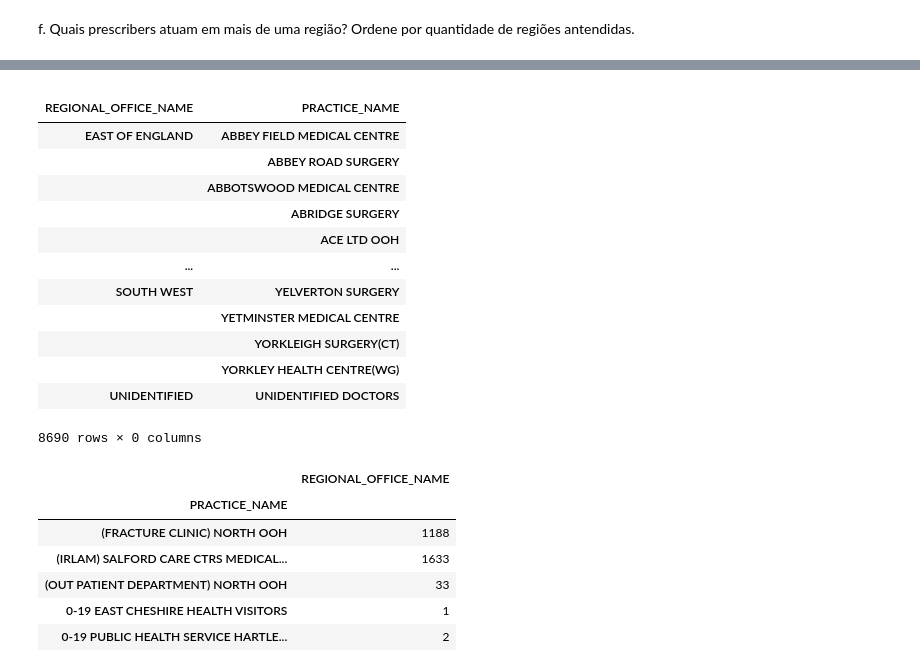
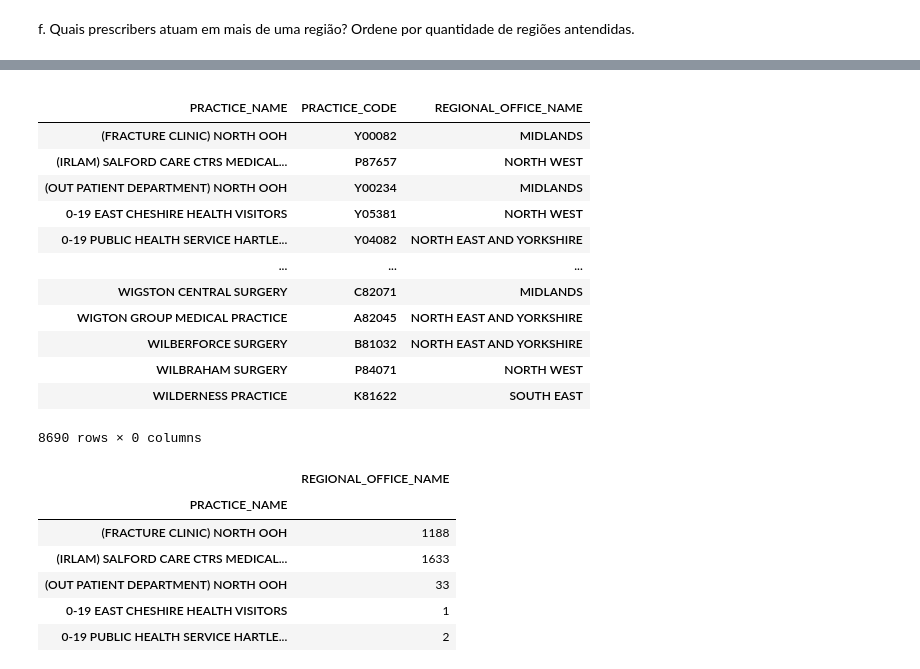
Before and after one commit to fullstackwd/Data_engineer, a Jupyter notebook: Data_engineer/data_engineer_part3.ipynb, the cells around one changed output, grey strips where cells are left out. Cells and saved outputs as stored; diff of their text form; code cells hidden in the pictures.

```diff
--- a/Data_engineer/data_engineer_part3.ipynb
+++ b/Data_engineer/data_engineer_part3.ipynb
@@ -319,7 +319,7 @@ print(df_prescriptions.groupby('BNF_DESCRIPTION').BNF_DESCRIPTION.count().sum(),
 # %% [markdown]
 f.	Quais prescribers atuam em mais de uma região? Ordene por quantidade de regiões antendidas.
 # %%
-df_region = df[['PRACTICE_NAME','REGIONAL_OFFICE_NAME']]
+df_region = df[['PRACTICE_NAME','PRACTICE_CODE','REGIONAL_OFFICE_NAME']]
 # %%
 df_region
 # %% [output]
@@ -389,19 +387,19 @@ df_region.groupby(['PRACTICE_NAME','REGIONAL_OFFICE_NAME']).sum().head(8690)
 8690 rows × 0 columns
 # %%
-df_region.groupby(['REGIONAL_OFFICE_NAME','PRACTICE_NAME']).count().head(8690)
+df_region.groupby(['PRACTICE_NAME','PRACTICE_CODE','REGIONAL_OFFICE_NAME']).count().head(8690)
 # %% [output]
-|  |  |
-| REGIONAL_OFFICE_NAME | PRACTICE_NAME |
-| EAST OF ENGLAND | ABBEY FIELD MEDICAL CENTRE |
-|  | ABBEY ROAD SURGERY |
-|  | ABBOTSWOOD MEDICAL CENTRE |
-|  | ABRIDGE SURGERY |
-|  | ACE LTD OOH |
-| ... | ... |
-| SOUTH WEST | YELVERTON SURGERY |
-|  | YETMINSTER MEDICAL CENTRE |
-|  | YORKLEIGH SURGERY(CT) |
-|  | YORKLEY HEALTH CENTRE(WG) |
-| UNIDENTIFIED | UNIDENTIFIED DOCTORS |
+|  |  |  |
+| PRACTICE_NAME | PRACTICE_CODE | REGIONAL_OFFICE_NAME |
+| (FRACTURE CLINIC) NORTH OOH | Y00082 | MIDLANDS |
+| (IRLAM) SALFORD CARE CTRS MEDICAL... | P87657 | NORTH WEST |
+| (OUT PATIENT DEPARTMENT) NORTH OOH | Y00234 | MIDLANDS |
+| 0-19 EAST CHESHIRE HEALTH VISITORS | Y05381 | NORTH WEST |
+| 0-19 PUBLIC HEALTH SERVICE HARTLE... | Y04082 | NORTH EAST AND YORKSHIRE |
+| ... | ... | ... |
+| WIGSTON CENTRAL SURGERY | C82071 | MIDLANDS |
+| WIGTON GROUP MEDICAL PRACTICE | A82045 | NORTH EAST AND YORKSHIRE |
+| WILBERFORCE SURGERY | B81032 | NORTH EAST AND YORKSHIRE |
+| WILBRAHAM SURGERY | P84071 | NORTH WEST |
+| WILDERNESS PRACTICE | K81622 | SOUTH EAST |
 8690 rows × 0 columns
 # %%
```
Also changed, not shown: parts of 21 cells of this notebook.
